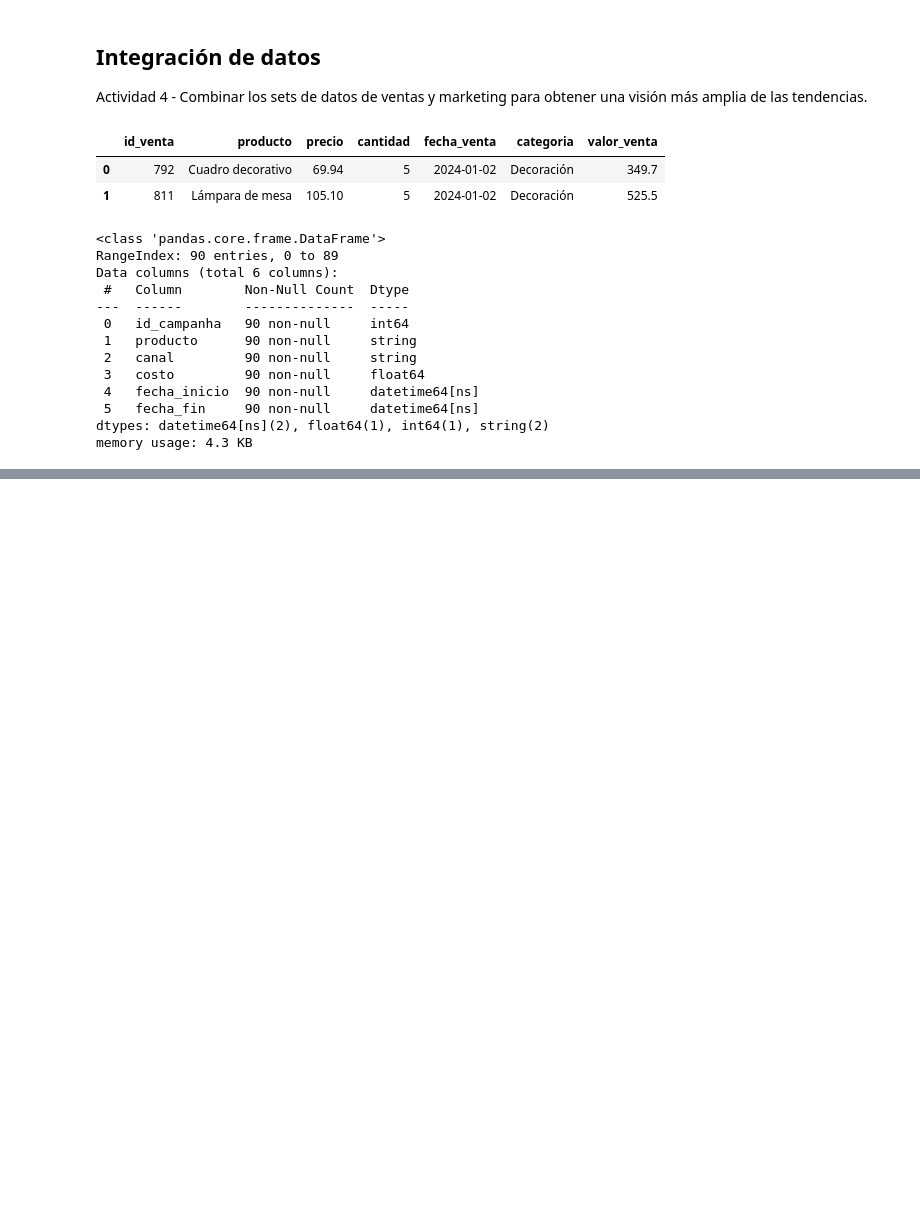
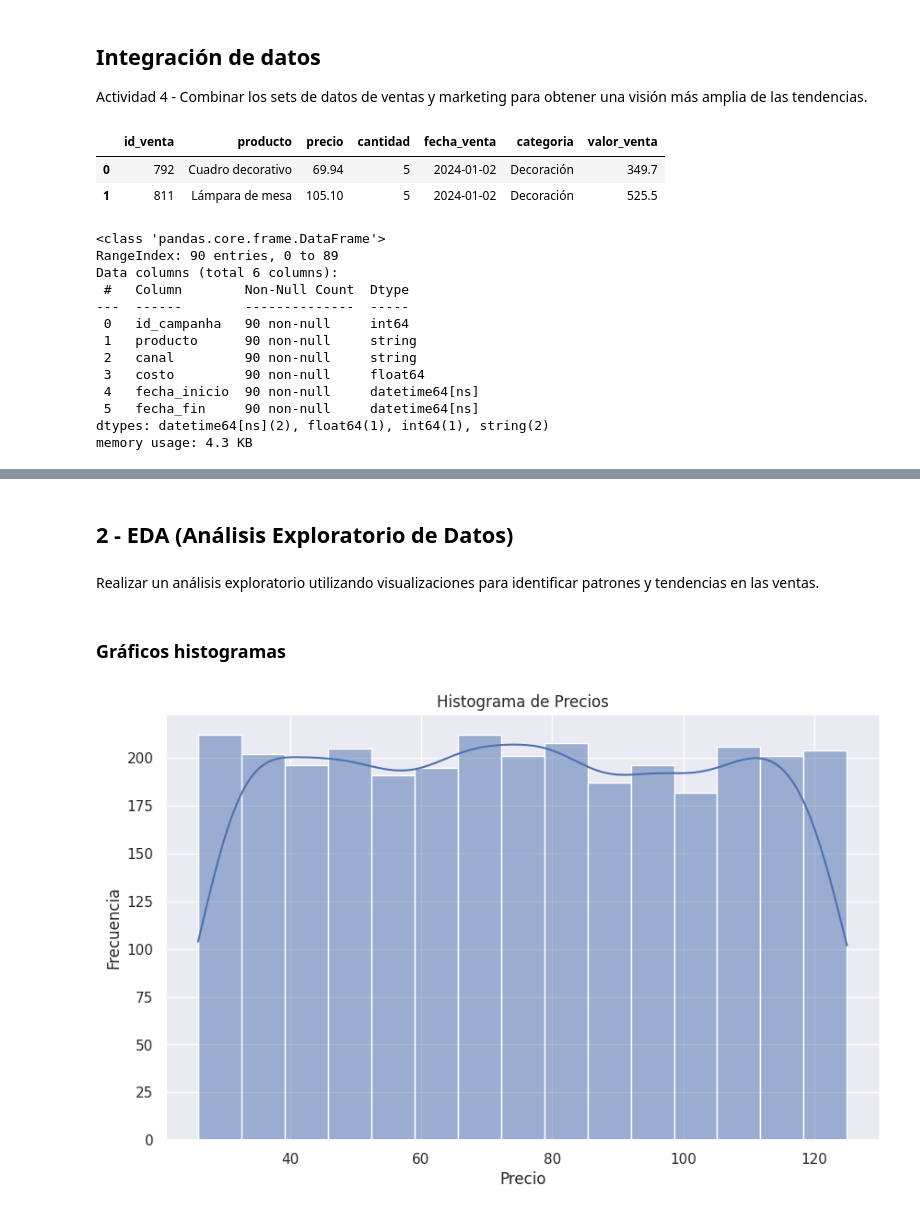
Before and after one commit to FerJGit/TT-2C2025-Data-Analitycs-Notebooks, a Jupyter notebook: EntregaFinal/Mis_Archivos/EntregaFinal.ipynb, the cells around one changed output, grey strips where cells are left out. Drawn from its saved outputs; the diff is of its cells as text; code cells hidden in the pictures; blank space fills up the shorter version.

```diff
--- a/EntregaFinal/Mis_Archivos/EntregaFinal.ipynb
+++ b/EntregaFinal/Mis_Archivos/EntregaFinal.ipynb
@@ -975,0 +1108,23 @@ La ganancia total es : $1.370.314,26
+# %% [markdown]
+## 2 - EDA (Análisis Exploratorio de Datos)
+# %% [markdown]
+Realizar un análisis exploratorio utilizando visualizaciones para identificar patrones y tendencias en las ventas.
+# %% [markdown]
+### Gráficos histogramas
+# %%
+# Histograma de precios
+
+# Estilo y tamaños
+sns.set_theme(style="darkgrid", palette="deep") # deep, muted, bright, Set1, Set2, Set3
+plt.figure(figsize=(10, 6))
+
+# Graficamos
+sns.histplot(data=df_ventas, x="precio", bins="auto", kde=True)
+
+# Títulos y leyendas
+plt.title("Histograma de Precios")
+plt.xlabel("Precio")
+plt.ylabel("Frecuencia")
+plt.show()
+# %% [output]
+[figure, added]
```
Also changed, not shown: parts of 84 cells of this notebook.
